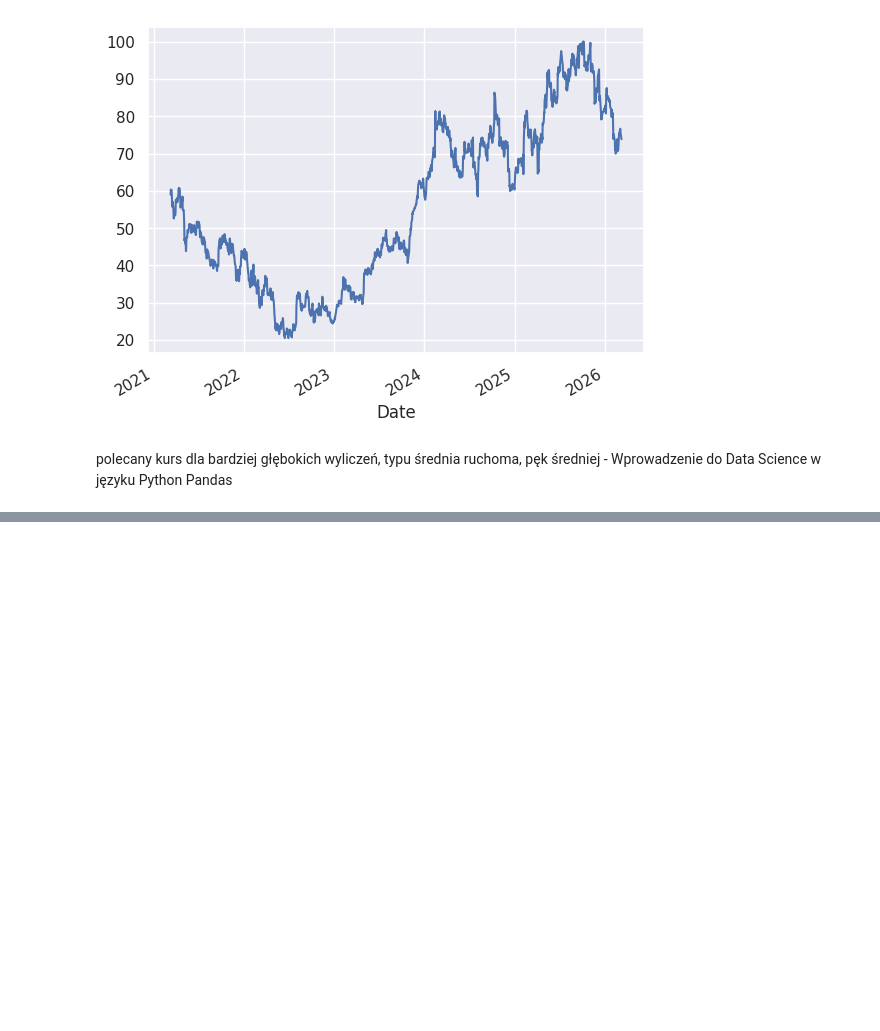
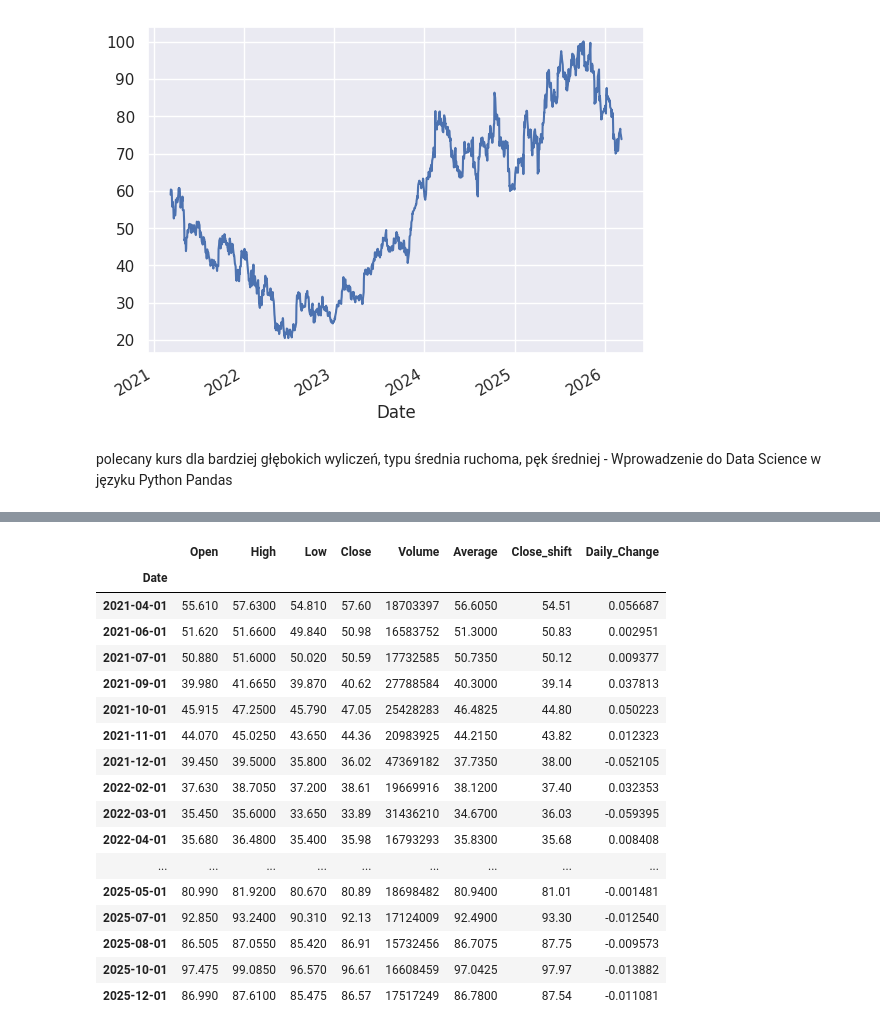
Before and after one commit to JotJaw/data-science-bootcamp, a Jupyter notebook: 02_analiza_danych/02_dane_gieldowe.ipynb, the cells around one changed output, grey strips where cells are left out. Cells and saved outputs as stored; diff of their text form; code cells hidden in the pictures; blank space fills up the shorter version.

```diff
--- a/02_analiza_danych/02_dane_gieldowe.ipynb
+++ b/02_analiza_danych/02_dane_gieldowe.ipynb
@@ -549,0 +814,21 @@ polecany kurs dla bardziej głębokich wyliczeń, typu średnia ruchoma, pęk ś
+# %%
+df[df.index.day == 1]
+# %% [output]
+|  | Open | High | Low | Close | Volume | Average | Close_shift | Daily_Change |
+| Date |  |  |  |  |  |  |  |  |
+| 2021-04-01 | 55.610 | 57.6300 | 54.810 | 57.60 | 18703397 | 56.6050 | 54.51 | 0.056687 |
+| 2021-06-01 | 51.620 | 51.6600 | 49.840 | 50.98 | 16583752 | 51.3000 | 50.83 | 0.002951 |
+| 2021-07-01 | 50.880 | 51.6000 | 50.020 | 50.59 | 17732585 | 50.7350 | 50.12 | 0.009377 |
+| 2021-09-01 | 39.980 | 41.6650 | 39.870 | 40.62 | 27788584 | 40.3000 | 39.14 | 0.037813 |
+| 2021-10-01 | 45.915 | 47.2500 | 45.790 | 47.05 | 25428283 | 46.4825 | 44.80 | 0.050223 |
+| 2021-11-01 | 44.070 | 45.0250 | 43.650 | 44.36 | 20983925 | 44.2150 | 43.82 | 0.012323 |
+| 2021-12-01 | 39.450 | 39.5000 | 35.800 | 36.02 | 47369182 | 37.7350 | 38.00 | -0.052105 |
+| 2022-02-01 | 37.630 | 38.7050 | 37.200 | 38.61 | 19669916 | 38.1200 | 37.40 | 0.032353 |
+| 2022-03-01 | 35.450 | 35.6000 | 33.650 | 33.89 | 31436210 | 34.6700 | 36.03 | -0.059395 |
+| 2022-04-01 | 35.680 | 36.4800 | 35.400 | 35.98 | 16793293 | 35.8300 | 35.68 | 0.008408 |
+| ... | ... | ... | ... | ... | ... | ... | ... | ... |
+| 2025-05-01 | 80.990 | 81.9200 | 80.670 | 80.89 | 18698482 | 80.9400 | 81.01 | -0.001481 |
+| 2025-07-01 | 92.850 | 93.2400 | 90.310 | 92.13 | 17124009 | 92.4900 | 93.30 | -0.012540 |
+| 2025-08-01 | 86.505 | 87.0550 | 85.420 | 86.91 | 15732456 | 86.7075 | 87.75 | -0.009573 |
+| 2025-10-01 | 97.475 | 99.0850 | 96.570 | 96.61 | 16608459 | 97.0425 | 97.97 | -0.013882 |
+| 2025-12-01 | 86.990 | 87.6100 | 85.475 | 86.57 | 17517249 | 86.7800 | 87.54 | -0.011081 |
```
Also changed, not shown: parts of 22 cells of this notebook.
